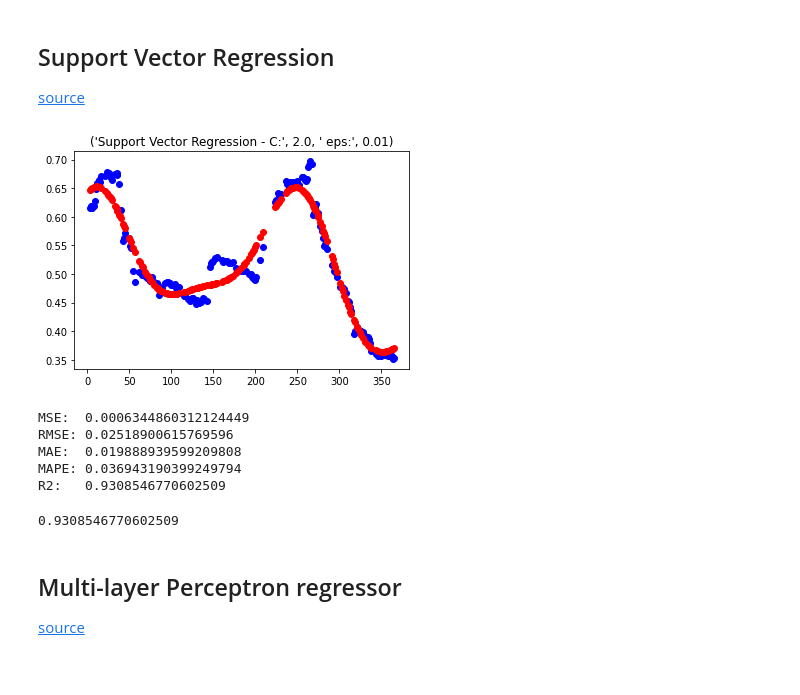
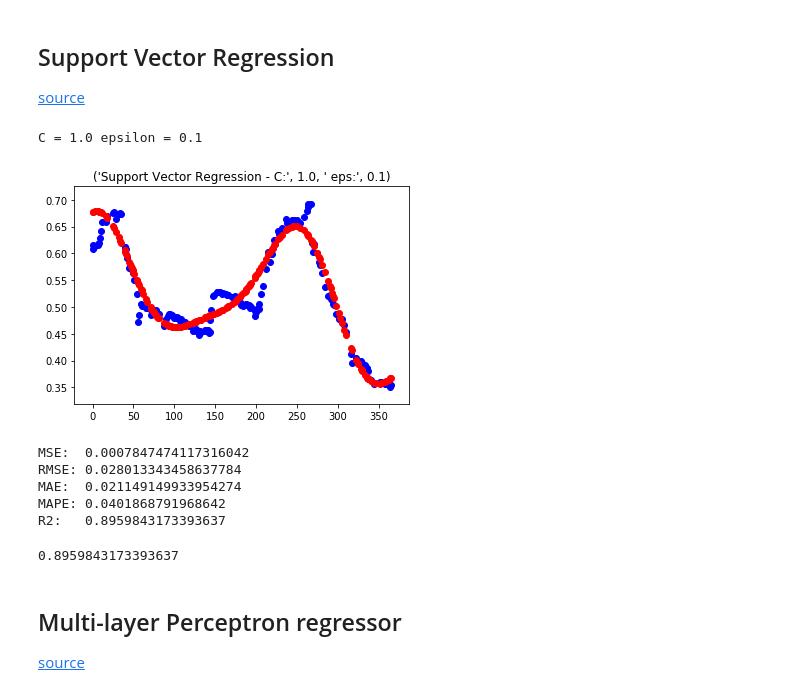
Before and after one commit to inatel-ic-cividati/Prediction, a Jupyter notebook: code/Analysis.ipynb, the cells around one changed output. Drawn from its saved outputs; the diff is of its cells as text; code cells hidden in the pictures.

Commit message:
Add GridSearchCV to SVR

```diff
--- a/code/Analysis.ipynb
+++ b/code/Analysis.ipynb
@@ -111,52 +121,45 @@ regression_metrics(y_test, y_pred)
 # %%
 from sklearn.svm import SVR
 from sklearn.pipeline import make_pipeline
 from sklearn.preprocessing import StandardScaler
+from sklearn.model_selection import GridSearchCV
 
-C_arr= [2e0, 2e-1, 2e-2, 2e-3, 2e-4, 2e-5, 2e-6]
-E_arr=[1e-0, 1e-1, 1e-2, 1e-3, 1e-4, 1e-5, 1e-6]
+parameters = { 'C'      : [2e0, 2e-1, 2e-2, 2e-3, 2e-4, 2e-5, 2e-6],
+               'epsilon': [1e-0, 1e-1, 1e-2, 1e-3, 1e-4, 1e-5, 1e-6] }
 
-melhor_c=None
-melhor_e=None
-melhor_r2=float("-inf")
-y_pred = []
+# https://stackoverflow.com/a/43366811/2679529
+clf = make_pipeline(StandardScaler(),
+                    GridSearchCV(SVR(),
+                                 param_grid=parameters,
+                                 cv=5,
+                                 refit=True))
+clf.fit(x_train, y_train)
 
-for c in C_arr:
-    for e in E_arr:
+# https://scikit-learn.org/stable/modules/compose.html#nested-parameters
+melhor_c = clf.get_params()['gridsearchcv__estimator__C']
+melhor_epsilon = clf.get_params()['gridsearchcv__estimator__epsilon']
+print('C =', melhor_c, 'epsilon =', melhor_epsilon)
 
-        regr = make_pipeline(StandardScaler(), SVR(C=c, epsilon=e))
-        regr.fit(x_train, y_train)
+y_pred = clf.predict(x_test)
 
-        y_pred = regr.predict(x_test)
-
-        r2 = regression_metrics(y_test, y_pred)
-
-        if abs(r2) > melhor_r2:
-            melhor_r2 = r2
-            melhor_c = c
-            melhor_e = e
-
-# ajustando com os melhore parâmetros
-regr = make_pipeline(StandardScaler(), SVR(C=melhor_c, epsilon=melhor_e))
-regr.fit(x_train, y_train)
-y_pred = regr.predict(x_test)
 r2 = regression_metrics(y_test, y_pred)
 
 plt.figure()
 plt.scatter(x_test, y_test, color=COLOR_DATA_TEST)
 plt.scatter(x_test, y_pred,color=COLOR_DATA_PRED)
-plt.title(("Support Vector Regression - C:",melhor_c," eps:",melhor_e))
+plt.title(("Support Vector Regression - C:",melhor_c," eps:",melhor_epsilon))
 plt.show()
 
 regression_metrics(y_test, y_pred, verbose=True)
 # %% [output]
+C = 1.0 epsilon = 0.1
-[figure, old version]
+[figure, new version]
-MSE:  0.0006344860312124449
-RMSE: 0.02518900615769596
-MAE:  0.019888939599209808
-MAPE: 0.036943190399249794
-R2:   0.9308546770602509
-0.9308546770602509
+MSE:  0.0007847474117316042
+RMSE: 0.028013343458637784
+MAE:  0.021149149933954274
+MAPE: 0.0401868791968642
+R2:   0.8959843173393637
+0.8959843173393637
 # %% [markdown]
 ## Multi-layer Perceptron regressor
 
```
Also changed, not shown: parts of 5 cells of this notebook.
